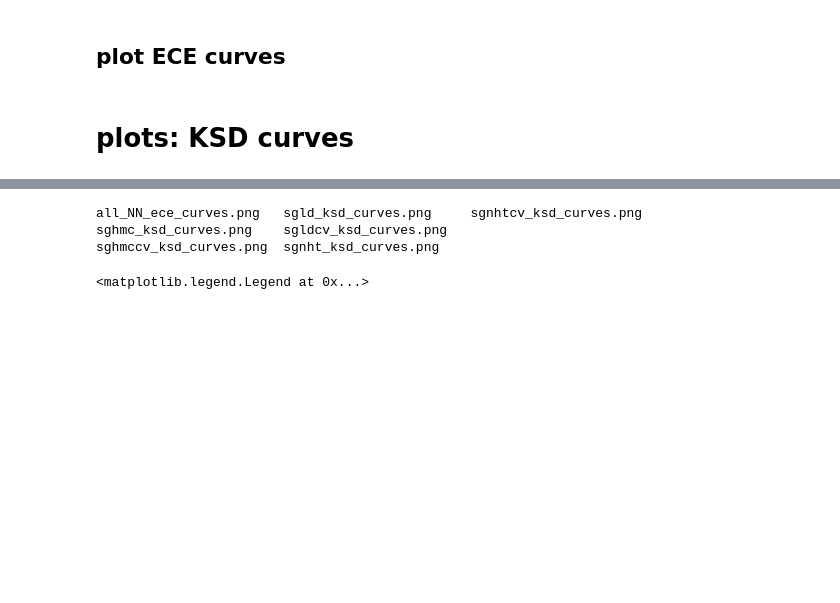
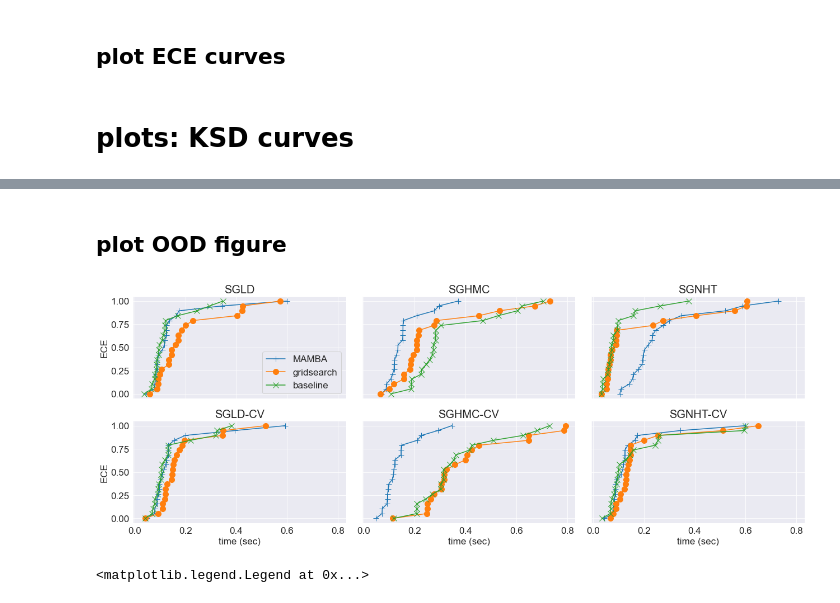
Before and after one commit to jeremiecoullon/SGMCMC_bandit_tuning, a Jupyter notebook: experiments/NN_evaluate.ipynb, the cells around one changed output, grey strips where cells are left out. Cells and saved outputs as stored; diff of their text form; code cells hidden in the pictures; blank space fills up the shorter version.

```diff
--- a/experiments/NN_evaluate.ipynb
+++ b/experiments/NN_evaluate.ipynb
@@ -1773,6 +1800,2 @@ plt.tight_layout()
-# %%
-ls images/NN
-# %% [output]
-all_NN_ece_curves.png   sgld_ksd_curves.png     sgnhtcv_ksd_curves.png
-sghmc_ksd_curves.png    sgldcv_ksd_curves.png
-sghmccv_ksd_curves.png  sgnht_ksd_curves.png
+# %% [markdown]
+## plot OOD figure
@@ -1779,3 +1826,61 @@ sghmccv_ksd_curves.png  sgnht_ksd_curves.png
+# %%
+def plot_OOD_curve(ax, ood_entropy_samples, thin_step, color,marker, label):
+    y_range = np.linspace(0, 1, (len(ood_entropy_samples[::thin_step])))
+
+    ax.plot(sorted(ood_entropy_samples[::thin_step]), y_range,
+             label=label, marker=marker, markersize=10)
+
+
+
+def plot_3_OOD_curves(ax, ood_entropy_samples_mamba, ood_entropy_samples_gridsearch,
+                      ood_entropy_samples_baseline, title):
+    thin_step = 500
+    plot_OOD_curve(ax, ood_entropy_samples_mamba, thin_step, color="r", marker="+", label="MAMBA")
+    plot_OOD_curve(ax, ood_entropy_samples_gridsearch, thin_step, color="g", marker="o", label="gridsearch")
+    plot_OOD_curve(ax, ood_entropy_samples_baseline, thin_step, color="b", marker="x", label="baseline")
+    ax.set_title(title, size=20)
+# %%
+plt.rcParams.update({'font.size':17})
+
+fig, ax = plt.subplots(2,3, figsize=(18,7), sharex=True, sharey=True)
+
+plot_3_OOD_curves(ax[0,0], ood_entropy_samples_sgld_mamba,
+                  ood_entropy_samples_sgld_gridsearch,
+                 ood_entropy_samples_sgld_baseline, "SGLD")
+
+plot_3_OOD_curves(ax[1,0], ood_entropy_samples_sgldCV_mamba,
+                  ood_entropy_samples_sgldCV_gridsearch,
+                 ood_entropy_samples_sgldCV_baseline, "SGLD-CV")
+
+plot_3_OOD_curves(ax[0,1], ood_entropy_samples_sghmc_mamba,
+                  ood_entropy_samples_sghmc_gridsearch,
+                 ood_entropy_samples_sghmc_baseline, "SGHMC")
+
+plot_3_OOD_curves(ax[1,1], ood_entropy_samples_sghmcCV_mamba,
+                  ood_entropy_samples_sghmcCV_gridsearch,
+                 ood_entropy_samples_sghmcCV_baseline, "SGHMC-CV")
+
+plot_3_OOD_curves(ax[0,2], ood_entropy_samples_sgnht_mamba,
+                  ood_entropy_samples_sgnht_gridsearch,
+                 ood_entropy_samples_sgnht_baseline, "SGNHT")
+
+plot_3_OOD_curves(ax[1,2], ood_entropy_samples_sgld_mamba,
+                  ood_entropy_samples_sgnhtCV_gridsearch,
+                 ood_entropy_samples_sgnhtCV_baseline, "SGNHT-CV")
+
+
+ax[0,0].legend()
+ax[0,0].set_ylabel("ECE")
+ax[1,0].set_ylabel("ECE")
+ax[1,0].set_xlabel("time (sec)")
+ax[1,1].set_xlabel("time (sec)")
+ax[1,2].set_xlabel("time (sec)")
+
+plt.tight_layout()
+
+# plt.savefig("images/NN/all_NN_OOD_curves.png")
+# %% [output]
+[figure, added]
 # %%
 plt.rcParams.update({'font.size':17})
 
```
Also changed, not shown: parts of 13 cells of this notebook, 8 other files.
